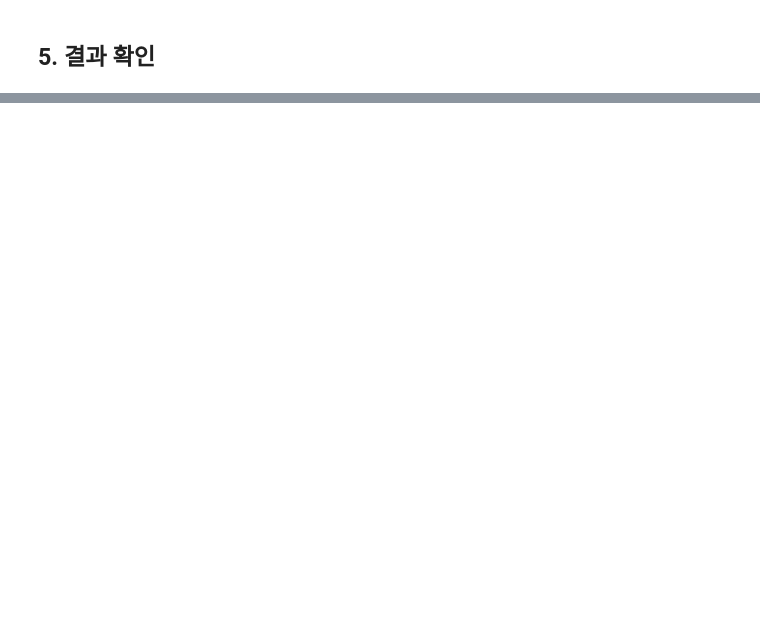
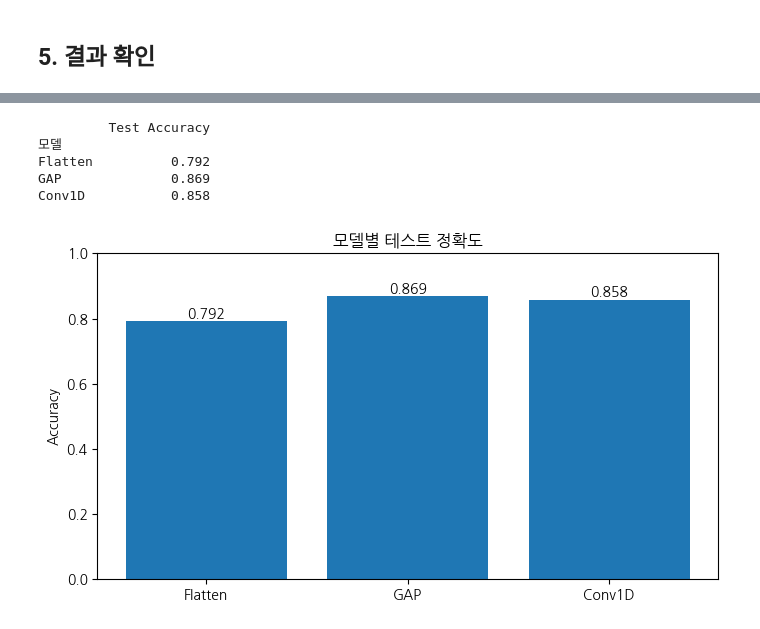
Before and after one commit to hongsukyi/DL4NLP, a Jupyter notebook: notebooks/lec07_mlp_conv1d.ipynb, the cells around one changed output, grey strips where cells are left out. Saved outputs shown, nothing was run; the diff lists cells and outputs as text; code cells hidden in the pictures; blank space fills up the shorter version.

```diff
--- a/notebooks/lec07_mlp_conv1d.ipynb
+++ b/notebooks/lec07_mlp_conv1d.ipynb
@@ -202,0 +333,27 @@ show_result(conv_model, h_conv, "Conv1D")
+# %%
+names = list(res.keys())
+
+table = pd.DataFrame({
+    "모델": names,
+    "Test Accuracy": [res[n]["test_acc"] for n in names],
+}).set_index("모델")
+
+print(table.round(3))
+# %% [output]
+         Test Accuracy
+모델
+Flatten          0.792
+GAP              0.869
+Conv1D           0.858
+# %%
+plt.figure(figsize=(7, 4))
+plt.bar(table.index, table["Test Accuracy"])
+plt.ylim(0, 1)
+plt.title("모델별 테스트 정확도")
+plt.ylabel("Accuracy")
+for i, v in enumerate(table["Test Accuracy"]):
+    plt.text(i, v + 0.01, f"{v:.3f}", ha="center")
+plt.tight_layout()
+plt.show()
+# %% [output]
+[figure, added]
```
Also changed, not shown: parts of 11 cells of this notebook, 1 other file.
